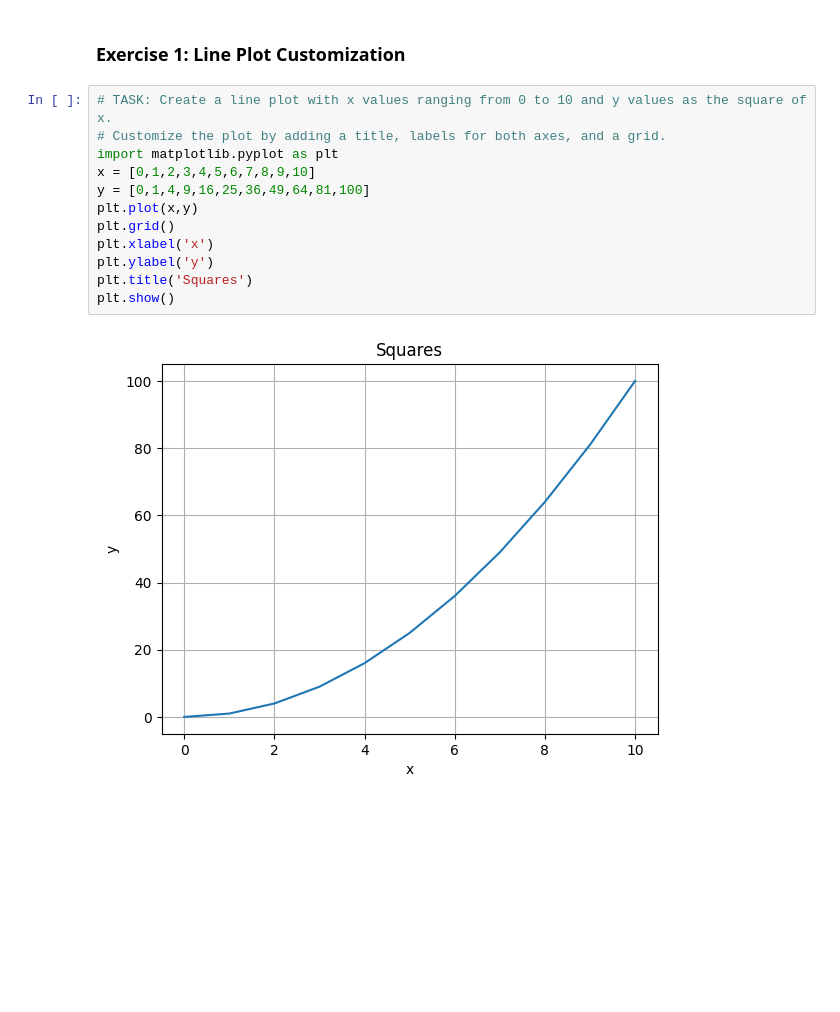
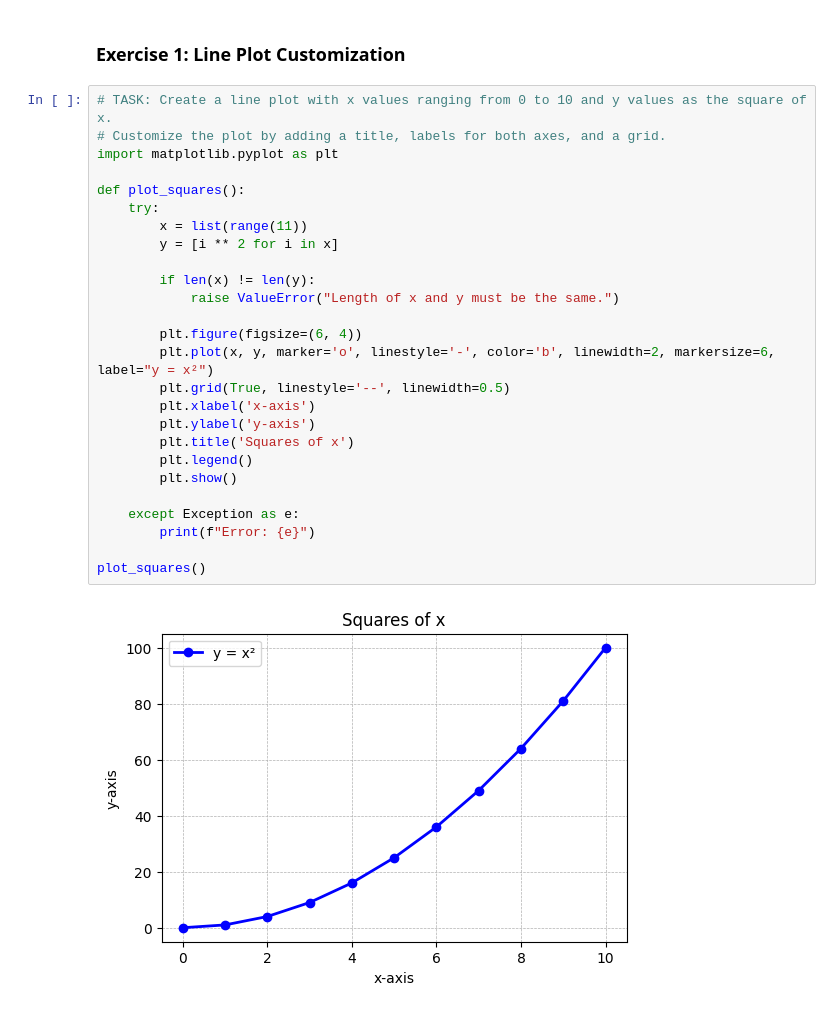
Before and after one commit to Harish4568/python-jupyter-template, a Jupyter notebook: src/1-line-plot.ipynb, the cells around one changed output. Cells and saved outputs as stored; diff of their text form; blank space fills up the shorter version.

```diff
--- a/src/1-line-plot.ipynb
+++ b/src/1-line-plot.ipynb
@@ -3,14 +3,28 @@
 # %%
 # TASK: Create a line plot with x values ranging from 0 to 10 and y values as the square of x.
 # Customize the plot by adding a title, labels for both axes, and a grid.
 import matplotlib.pyplot as plt
-x = [0,1,2,3,4,5,6,7,8,9,10]
-y = [0,1,4,9,16,25,36,49,64,81,100]
-plt.plot(x,y)
-plt.grid()
-plt.xlabel('x')
-plt.ylabel('y')
-plt.title('Squares')
-plt.show()
+
+def plot_squares():
+    try:
+        x = list(range(11))
+        y = [i ** 2 for i in x]
+
+        if len(x) != len(y):
+            raise ValueError("Length of x and y must be the same.")
+
+        plt.figure(figsize=(6, 4))
+        plt.plot(x, y, marker='o', linestyle='-', color='b', linewidth=2, markersize=6, label="y = x²")
+        plt.grid(True, linestyle='--', linewidth=0.5)
+        plt.xlabel('x-axis')
+        plt.ylabel('y-axis')
+        plt.title('Squares of x')
+        plt.legend()
+        plt.show()
+
+    except Exception as e:
+        print(f"Error: {e}")
+
+plot_squares()
 # %% [output]
-[figure, old version]
+[figure, new version]
```
Also changed, not shown: 5 other files.
